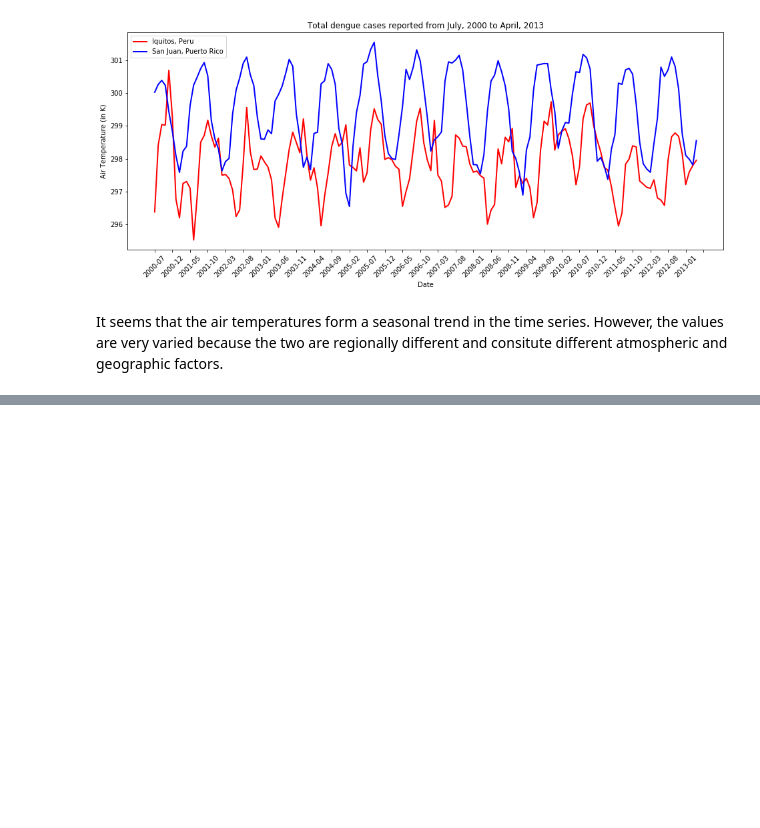
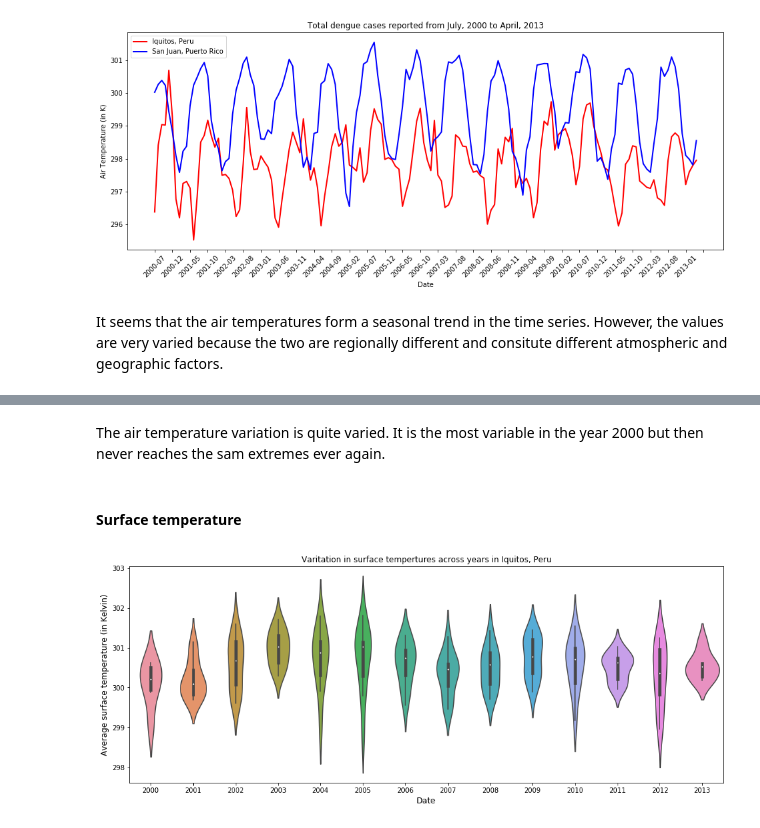
Before and after one commit to ITWSXInformatics/DengueSpreadInformationSystemDSIS, a Jupyter notebook: Data Analysis.ipynb, the cells around one changed output, grey strips where cells are left out. Cells and saved outputs as stored; diff of their text form; code cells hidden in the pictures; blank space fills up the shorter version.

```diff
--- a/Data Analysis.ipynb
+++ b/Data Analysis.ipynb
@@ -197,0 +247,17 @@ It seems that the air temperatures form a seasonal trend in the time series. How
+# %% [markdown]
+The air temperature variation is quite varied. It is the most variable in the year 2000 but then never reaches the sam extremes ever again.
+# %% [markdown]
+#### Surface temperature
+# %%
+plt.figure(figsize = (16, 6))
+
+temp_in_k = dataset['TAVG'] + 273.15
+dataset = dataset.assign(tavg_k = temp_in_k)
+
+plot = sns.violinplot(x = 'year', y = 'tavg_k', data = dataset)
+plot.set_xlabel("Date",fontsize = 12)
+plot.set_ylabel("Average surface temperature (in Kelvin)",fontsize = 12)
+plot.set_title("Varitation in surface tempertures across years in Iquitos, Peru")
+plot.get_figure().savefig("plots/iquitos_surf_temperature.png")
+# %% [output]
+[figure, added]
```
Also changed, not shown: parts of 15 cells of this notebook.
